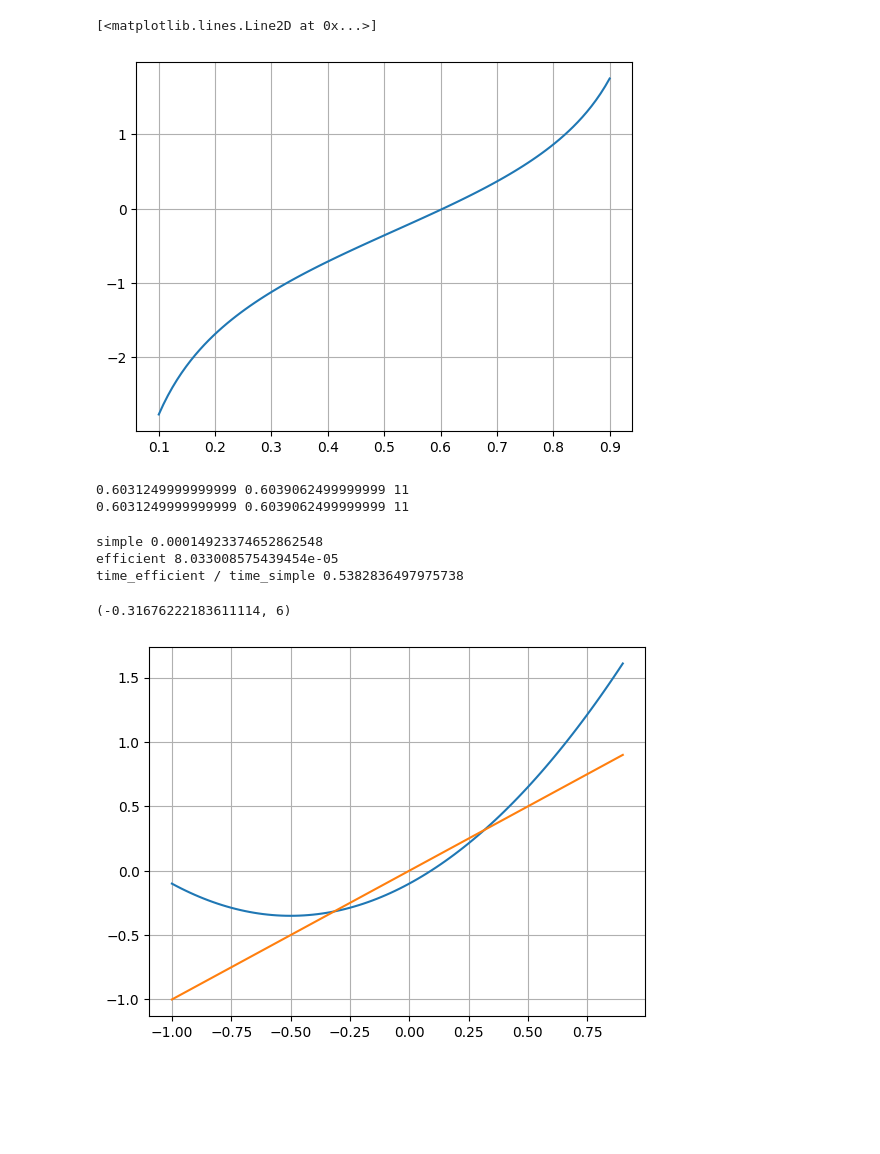
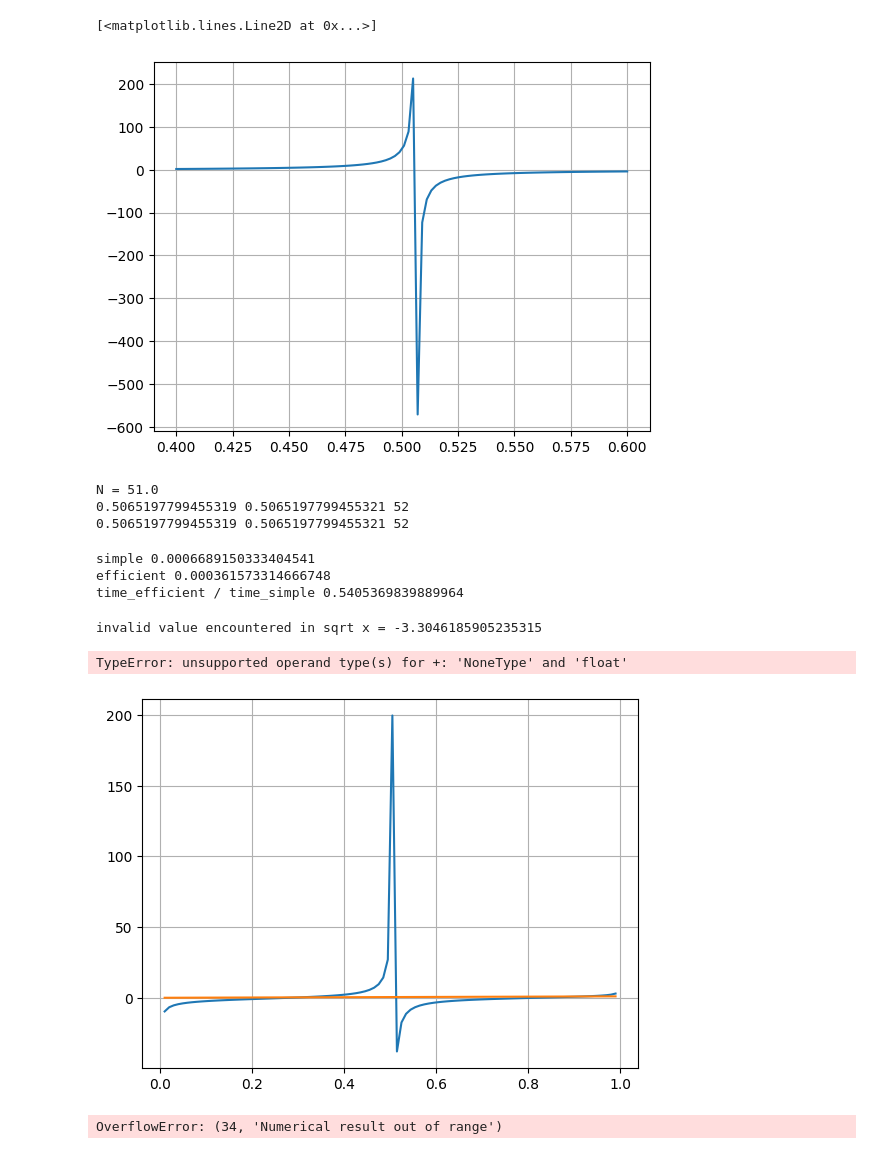
Before and after one commit to IDAnton/OFA, a Jupyter notebook: 2.ipynb, the cells around one changed output. Drawn from its saved outputs; the diff is of its cells as text; code cells hidden in the pictures; blank space fills up the shorter version.

```diff
--- a/2.ipynb
+++ b/2.ipynb
@@ -5,23 +5,34 @@ _ = np.seterr(all='raise')
 def f(x):
     m = 1
     a = 1
-    U = 1
+    U = 10
     h = 1
     try:
         return 1/np.tan(np.sqrt(2*m*(a**2)*U*(1-x)/(h**2))) - np.sqrt(1/x - 1)
     except FloatingPointError as e:
         print(e, "x =", x)
+
+def df(x):
+    m = 1
+    a = 1
+    U = 1
+    h = 1
+    A =  2*m*(a**2)*U/(h**2)
+    try:
+        return (A /(np.sin(np.sqrt(A-A*x)))**2 / (2 * np.sqrt(A-A*x))) + 1/(2*x*np.sqrt(x-x**2))
+    except FloatingPointError as e:
+        print(e, "x =", x)
 # %%
 import matplotlib.pyplot as plt
-a = 0.1
-b = 0.9
+a = 0.4
+b = 0.6
 x = np.linspace(a, b, 100)
 y = [f(xi) for xi in x]
 plt.grid(True)
 plt.plot(x, y)
 # %% [output]
 [<matplotlib.lines.Line2D at 0x...>]
-[figure, old version]
+[figure, new version]
 # %%
 def dichotomy_simple(f, a, b, e = 0.001):
     i = 1
@@ -48,56 +59,78 @@ def dichotomy_efficient(f, a, b, e = 0.001):
         i += 1
     return a, b, i
 # %%
-print(*dichotomy_simple(f, a, b))
-print(*dichotomy_efficient(f, a, b))
+e = np.finfo(float).eps
+a = 0.5
+b = 1
+
+print("N =", np.log2((b-a)/e))
+
+print(*dichotomy_simple(f, a, b, e))
+print(*dichotomy_efficient(f, a, b, e))
 # %% [output]
-0.6031249999999999 0.6039062499999999 11
-0.6031249999999999 0.6039062499999999 11
+N = 51.0
+0.5065197799455319 0.5065197799455321 52
+0.5065197799455319 0.5065197799455321 52
 # %%
 import time
 time_simple = 0
 time_efficient = 0
-N = 10000
+N = 5000
 for i in range(N):
     now = time.time()
-    a1, b1, i1 = dichotomy_simple(f, a, b, 0.00000001)
+    a1, b1, i1 = dichotomy_simple(f, a, b, e)
     time_simple += time.time() - now
 
     now = time.time()
-    a2, b2, i2 = dichotomy_efficient(f, a, b, 0.00000001)
+    a2, b2, i2 = dichotomy_efficient(f, a, b, e)
     time_efficient += time.time() - now
 
 print("simple", time_simple / N)
 print("efficient", time_efficient / N)
 print("time_efficient / time_simple", time_efficient / time_simple)
 # %% [output]
-simple 0.00014923374652862548
-efficient 8.033008575439454e-05
-time_efficient / time_simple 0.5382836497975738
+simple 0.0006689150333404541
+efficient 0.000361573314666748
+time_efficient / time_simple 0.5405369839889964
 # %%
 def phi(x):
-        #return f(x) + x
-        return x**2 - 0.1 + x
-a = -1
-b = 0.9
+        return f(x) + x
+a = 0.01
+b = 0.99
 x = np.linspace(a, b, 100)
 y = [phi(xi) for xi in x]
 plt.grid(True)
 plt.plot(x, y)
 plt.plot(x, x)
 
 def simple_iterations(phi, x0, e = 0.001):
     i = 1
     while True:
         x = phi(x0)
         prev_x = x0
         x0 = x
         i += 1
         if np.abs(x - prev_x) < e:
             break
     return x0, i
 
-print(simple_iterations(phi, -0.5))
+print(simple_iterations(phi, 0.6))
 # %% [output]
-(-0.31676222183611114, 6)
+invalid value encountered in sqrt x = -3.3046185905235315
+TypeError: unsupported operand type(s) for +: 'NoneType' and 'float'
-[figure, old version]
+[figure, new version]
+# %%
+def newton(f, df, x0, e = 0.001):
+    i = 1
+    while True:
+        x = x0 - f(x)/df(x)
+        prev_x = x0
+        x0 = x
+        i += 1
+        if np.abs(x - prev_x) < e:
+            break
+        return x, i
+
+print(simple_iterations(phi, 0.8))
+# %% [output]
+OverflowError: (34, 'Numerical result out of range')
```
